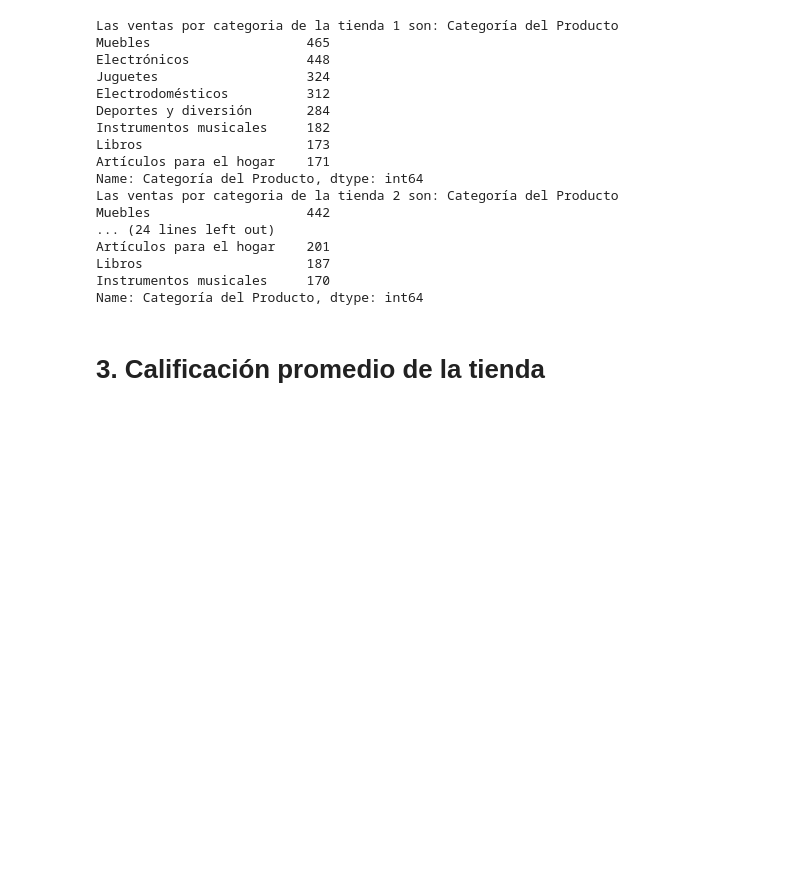
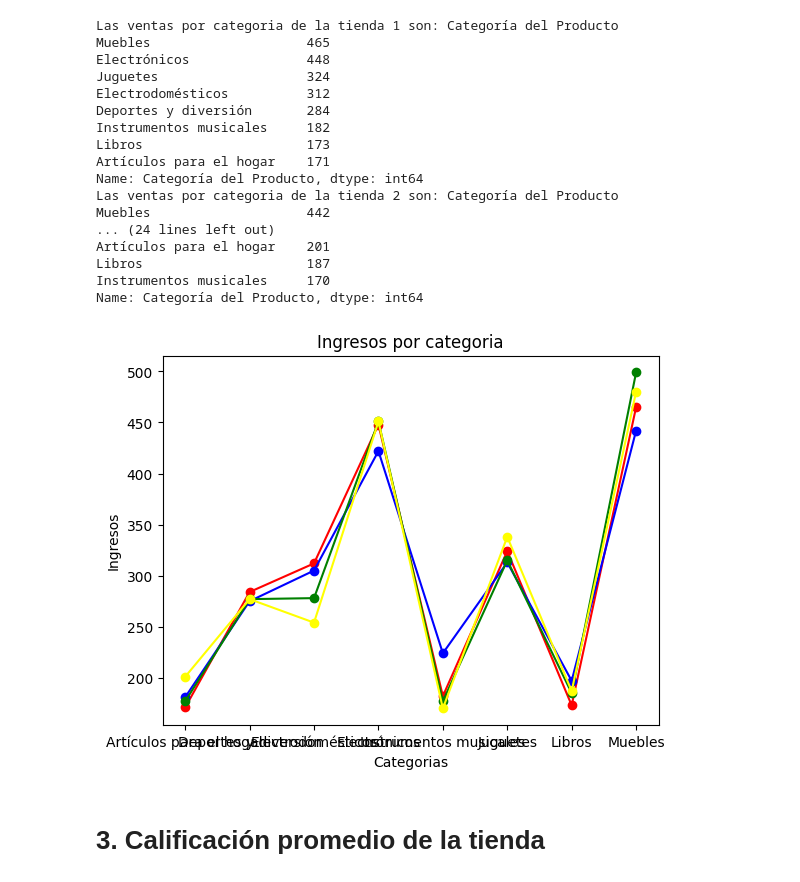
Before and after one commit to migueloropeza/challenge-alura-store, a Jupyter notebook: AluraStoreLatam.ipynb, the cells around one changed output. Drawn from its saved outputs; the diff is of its cells as text; code cells hidden in the pictures; blank space fills up the shorter version.

```diff
--- a/AluraStoreLatam.ipynb
+++ b/AluraStoreLatam.ipynb
@@ -126,6 +126,19 @@ Artículos para el hogar    201
 Libros                     187
 Instrumentos musicales     170
 Name: Categoría del Producto, dtype: int64
+# %%
+#plt.bar(['Tienda 1', 'Tienda 2', 'Tienda 3', 'Tienda 4'], [ingresoTotalTienda1, ingresoTotalTienda2, ingresoTotalTienda3, ingresoTotalTienda4], color=["red", "blue", "green", "yellow"])
+plt.plot(ventasCategoriaTienda1, marker='o', color="red")
+plt.plot(ventasCategoriaTienda2, marker='o', color="blue")
+plt.plot(ventasCategoriaTienda3, marker='o', color="green")
+plt.plot(ventasCategoriaTienda4, marker='o', color="yellow")
+plt.title("Ingresos por categoria")
+plt.xlabel("Categorias")
+plt.ylabel("Ingresos")
+
+plt.show()
+# %% [output]
+[figure, added]
 # %% [markdown]
 # 3. Calificación promedio de la tienda
 # %%
```
